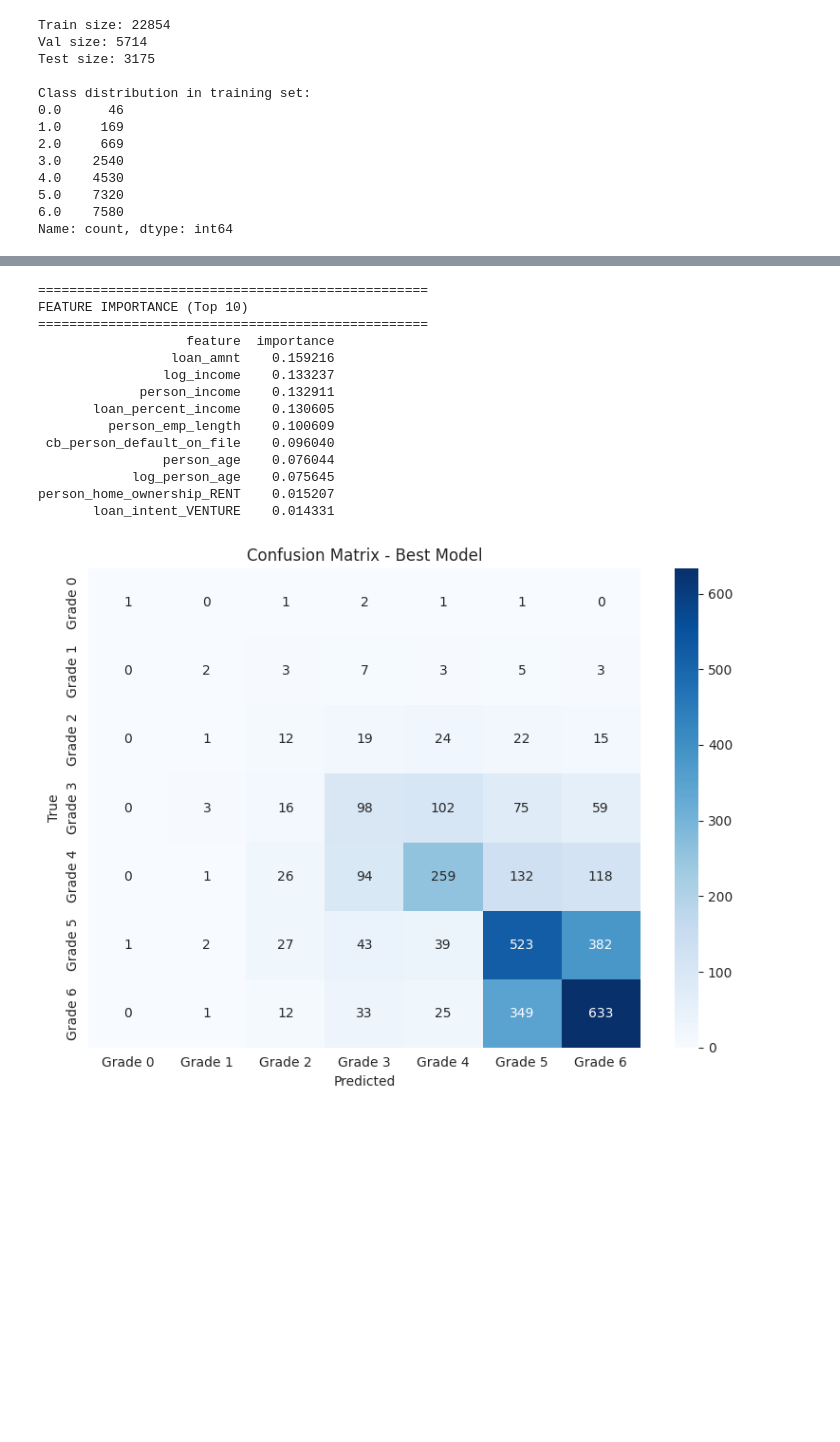
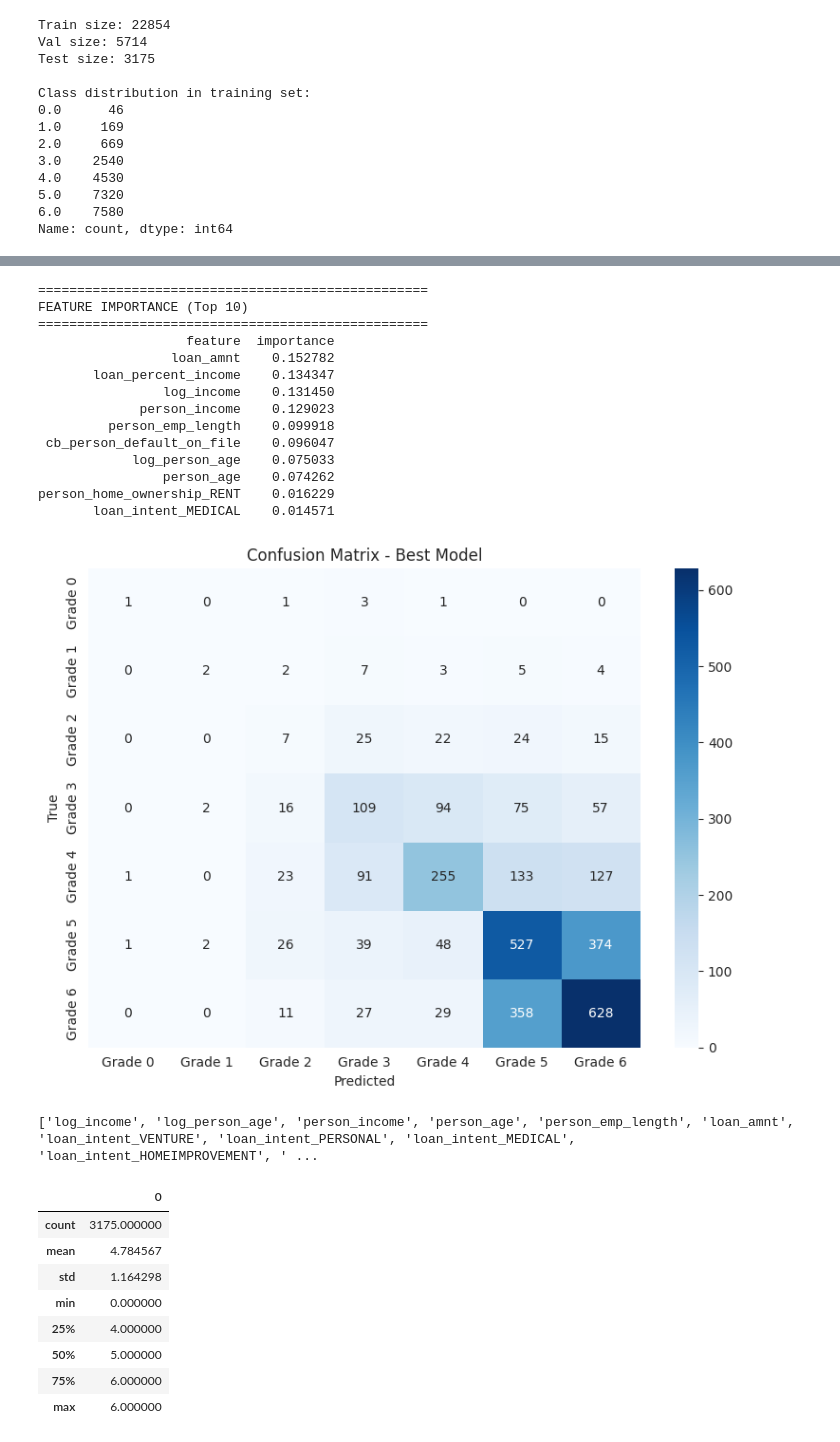
Before and after one commit to ege-eker/Credit-Score-Predict, a Jupyter notebook: train.ipynb, the cells around one changed output, grey strips where cells are left out. Drawn from its saved outputs; the diff is of its cells as text; code cells hidden in the pictures; blank space fills up the shorter version.

Commit message:
fix: add missed features, implement rest of the predictor functions, fix dataframe ordering issue

```diff
--- a/train.ipynb
+++ b/train.ipynb
@@ -44,6 +44,7 @@ train_cols = [
     "loan_intent_MEDICAL",
     "loan_intent_HOMEIMPROVEMENT",
     "loan_intent_EDUCATION",
+    "loan_intent_DEBTCONSOLIDATION",
     "person_home_ownership_OWN",
     "person_home_ownership_RENT",
     "person_home_ownership_MORTGAGE",
@@ -498,16 +506,16 @@ print(feature_importance.head(10).to_string(index=False))
 FEATURE IMPORTANCE (Top 10)
 ==================================================
                    feature  importance
-                 loan_amnt    0.159216
-                log_income    0.133237
-             person_income    0.132911
-       loan_percent_income    0.130605
-         person_emp_length    0.100609
- cb_person_default_on_file    0.096040
-                person_age    0.076044
-            log_person_age    0.075645
-person_home_ownership_RENT    0.015207
-       loan_intent_VENTURE    0.014331
+                 loan_amnt    0.152782
+       loan_percent_income    0.134347
+                log_income    0.131450
+             person_income    0.129023
+         person_emp_length    0.099918
+ cb_person_default_on_file    0.096047
+            log_person_age    0.075033
+                person_age    0.074262
+person_home_ownership_RENT    0.016229
+       loan_intent_MEDICAL    0.014571
 # %%
 import matplotlib.pyplot as plt
 import seaborn as sns
@@ -527,7 +535,7 @@ plt.title('Confusion Matrix - Best Model')
 plt.tight_layout()
 plt.show()
 # %% [output]
-[figure, old version]
+[figure, new version]
 # %%
 # Save Models
 import joblib
@@ -542,3 +550,20 @@ joblib.dump(gb_model, "models/gb-model.pkl")
 joblib.dump(scaler, "models/scaler.pkl")
 xgb_model.save_model("models/xgb-model.ubj")
 torch.save(ordinal_model.state_dict(), "models/nn-model.pth")
+# %%
+column_order = X.columns.tolist()
+print(column_order)
+# %% [output]
+['log_income', 'log_person_age', 'person_income', 'person_age', 'person_emp_length', 'loan_amnt', 'loan_intent_VENTURE', 'loan_intent_PERSONAL', 'loan_intent_MEDICAL', 'loan_intent_HOMEIMPROVEMENT', ' ...
+# %%
+pd.DataFrame(y_test).describe()
+# %% [output]
+|  | 0 |
+| count | 3175.000000 |
+| mean | 4.784567 |
+| std | 1.164298 |
+| min | 0.000000 |
+| 25% | 4.000000 |
+| 50% | 5.000000 |
+| 75% | 6.000000 |
+| max | 6.000000 |
```
Also changed, not shown: parts of 11 cells of this notebook, 8 other files.
